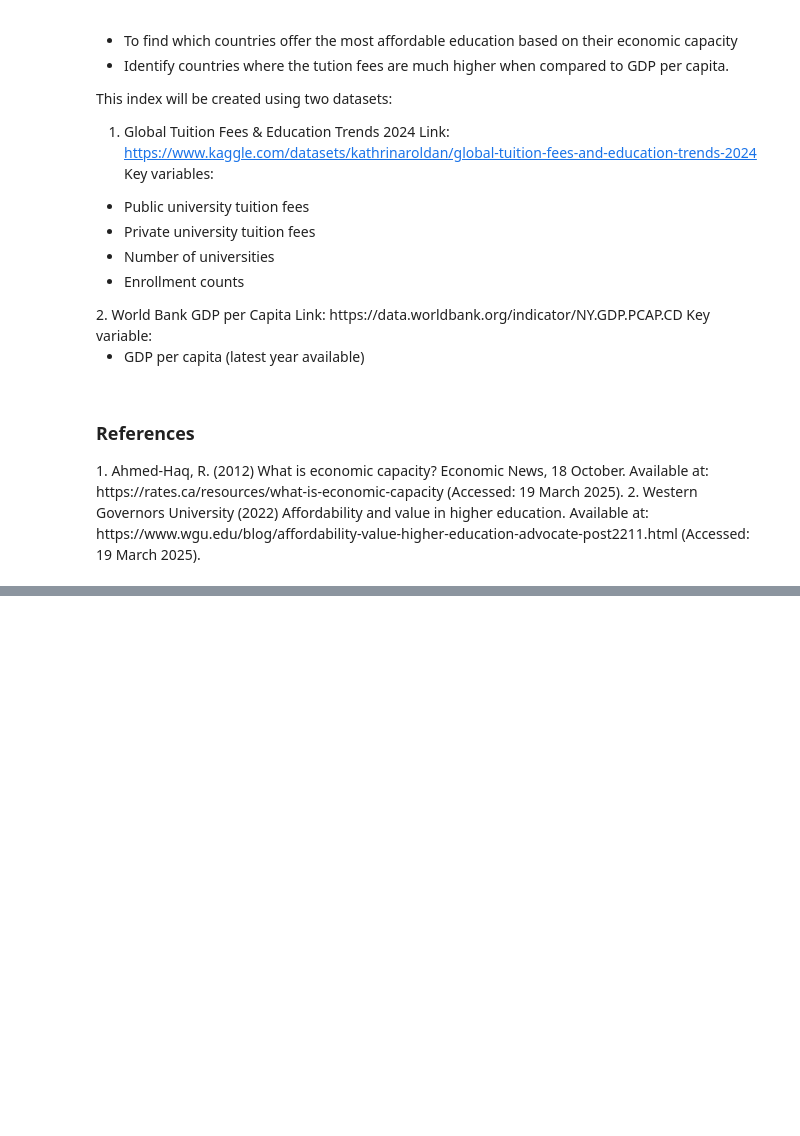
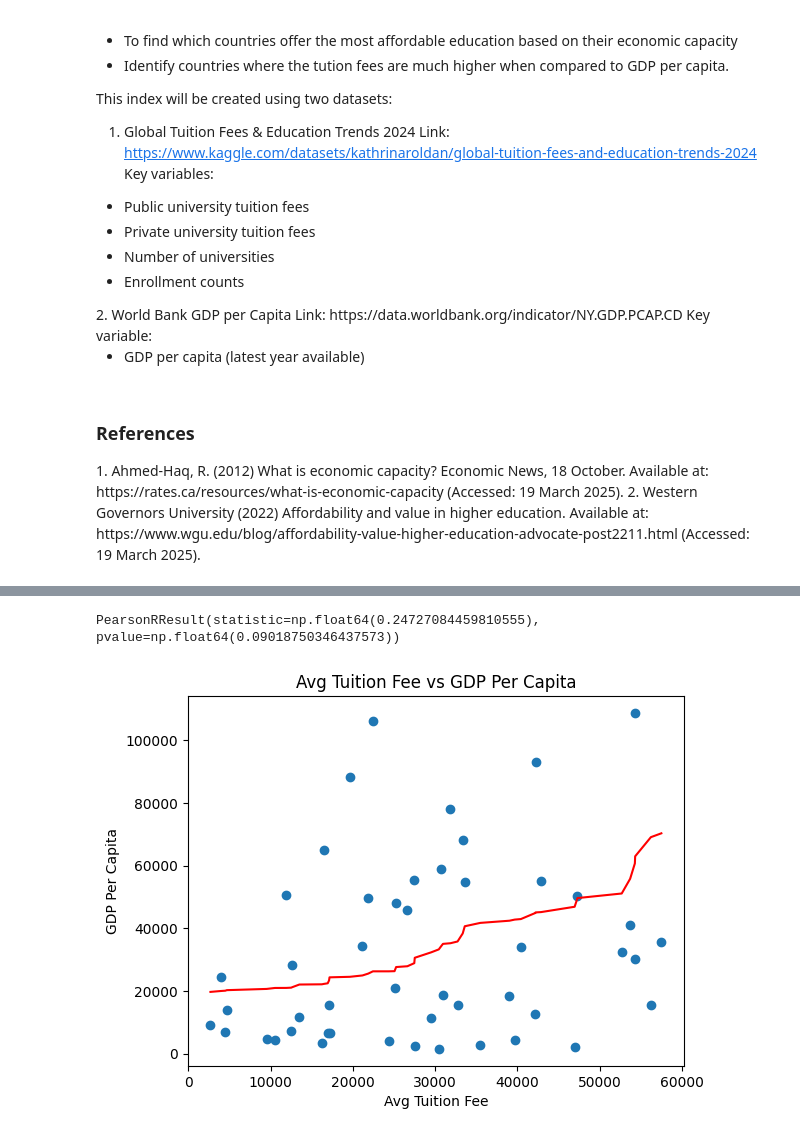
Before and after one commit to hannahabell0911/DAV-CA1-25, a Jupyter notebook: CA1-HannahAbell.ipynb, the cells around one changed output, grey strips where cells are left out. Saved outputs shown, nothing was run; the diff lists cells and outputs as text; code cells hidden in the pictures; blank space fills up the shorter version.

```diff
--- a/CA1-HannahAbell.ipynb
+++ b/CA1-HannahAbell.ipynb
@@ -117,0 +200,13 @@ For example, when doing 'df[col].method(value, inplace=True)', try using 'df.met
+# %%
+plt.title('Avg Tuition Fee vs GDP Per Capita')
+plt.xlabel('Avg Tuition Fee')
+plt.ylabel('GDP Per Capita')
+plt.scatter(merged_df.avg_tuition, merged_df.gdp_per_capita)
+plt.plot(np.unique(merged_df.avg_tuition), np.poly1d(np.polyfit(merged_df.avg_tuition, merged_df.gdp_per_capita, 1))(np.unique(merged_df.gdp_per_capita)), color='red')
+
+from scipy.stats import pearsonr
+corr = pearsonr(merged_df.avg_tuition, merged_df.gdp_per_capita)
+corr
+# %% [output]
+PearsonRResult(statistic=np.float64(0.24727084459810555), pvalue=np.float64(0.09018750346437573))
+[figure, added]
```
Also changed, not shown: parts of 9 cells of this notebook.
